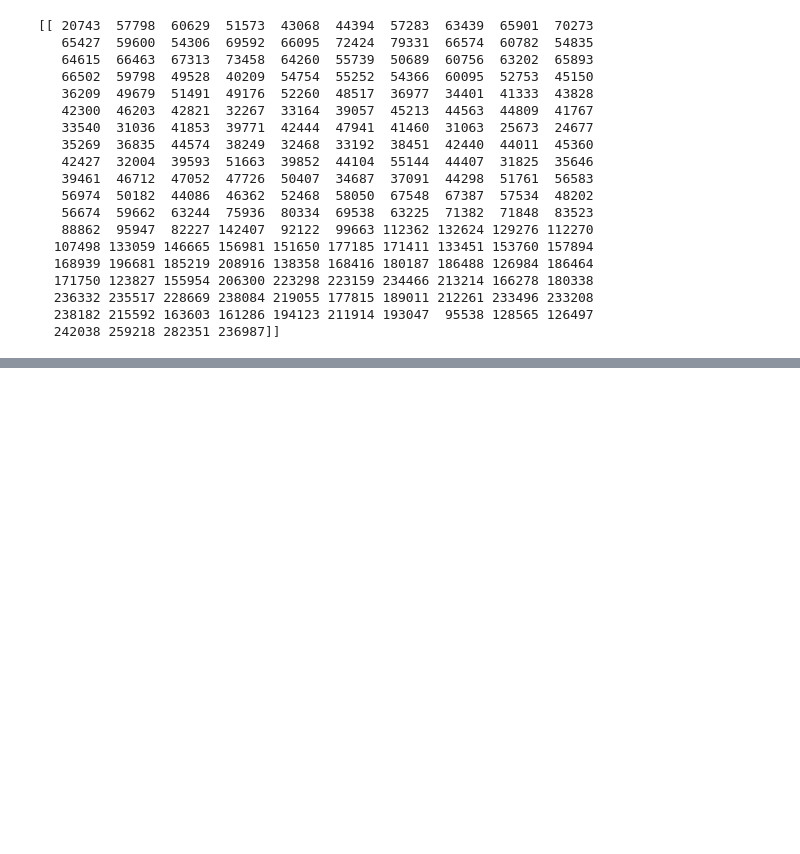
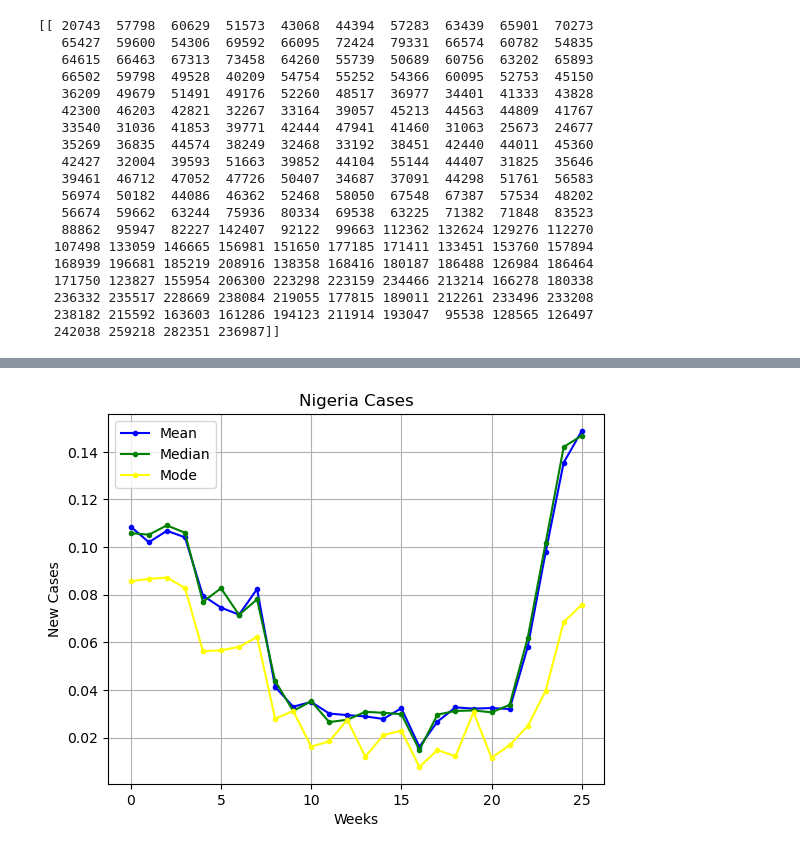
Before and after one commit to mawuliagboklu/DS-Group-, a Jupyter notebook: Project Stage II/Stage II Task 1.ipynb, the cells around one changed output, grey strips where cells are left out. Saved outputs shown, nothing was run; the diff lists cells and outputs as text; code cells hidden in the pictures; blank space fills up the shorter version.

```diff
--- a/Project Stage II/Stage II Task 1.ipynb
+++ b/Project Stage II/Stage II Task 1.ipynb
@@ -673,0 +805,4 @@ filtered_df.head(500000)
+# %%
+display_country_cases(nga_cases_means, nga_cases_medians, nga_cases_modes, "Nigeria Cases")
+# %% [output]
+[figure, added]
```
Also changed, not shown: parts of 66 cells of this notebook.
